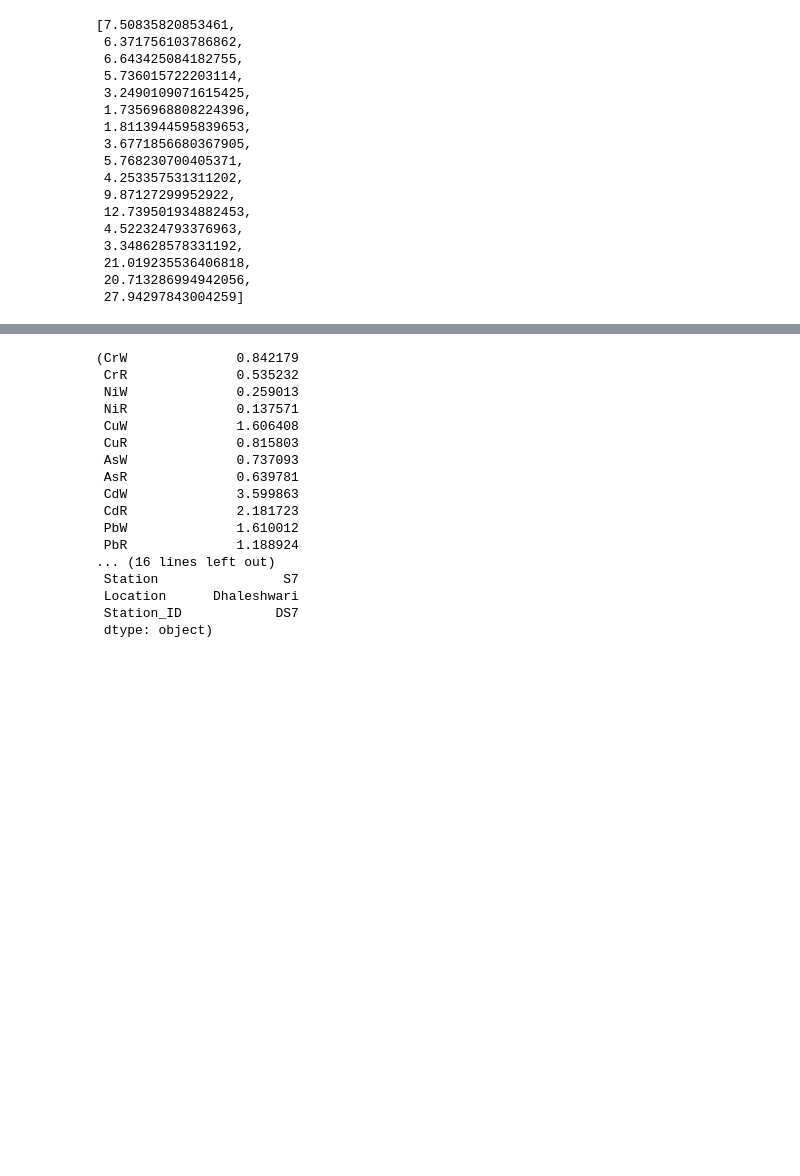
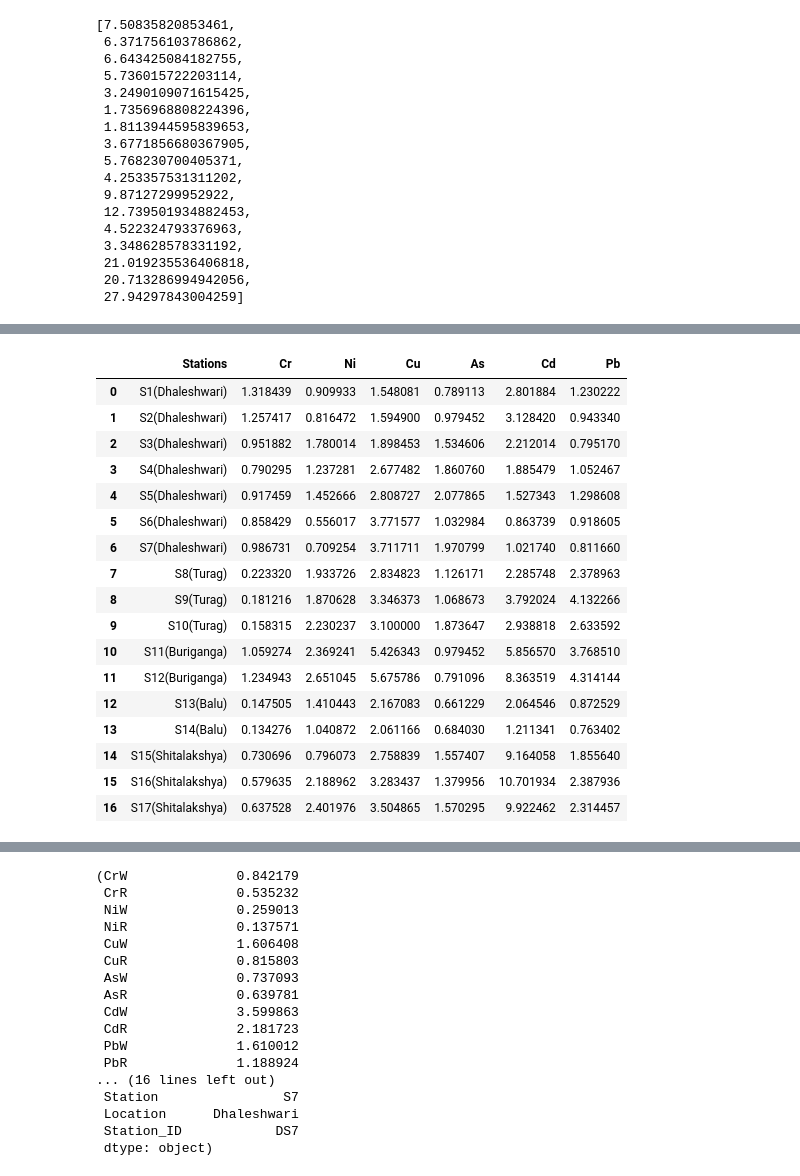
Before and after one commit to rakibhhridoy/OnGoingStudy, a Jupyter notebook: Five_Rivers/Python/sample.ipynb, the cells around one changed output, grey strips where cells are left out. Saved outputs shown, nothing was run; the diff lists cells and outputs as text; code cells hidden in the pictures; blank space fills up the shorter version.

```diff
--- a/Five_Rivers/Python/sample.ipynb
+++ b/Five_Rivers/Python/sample.ipynb
@@ -1051,0 +1213,31 @@ ef.to_csv("EF_ModifiedPLI.csv")
+# %%
+tri_Cr = []
+tri_Ni = []
+tri_Cu = []
+tri_As = []
+tri_Cd = []
+tri_Pb = []
+
+i = 0
+while i < len(CR.Cr):
+    val = math.sqrt(((( CR.Cr[i]/TEL["Cr"])**2 ) + (( CR.Cr[i] / PEL["Cr"])**2 )) / 2)
+    tri_Cr.append(val)
+
+    val = math.sqrt(((( CR.Ni[i]/TEL["Ni"])**2 ) + (( CR.Ni[i] / PEL["Ni"])**2 )) / 2)
+    tri_Ni.append(val)
+
+    val = math.sqrt(((( CR.Cu[i]/TEL["Cu"])**2 ) + (( CR.Cu[i] / PEL["Cu"])**2 )) / 2)
+    tri_Cu.append(val)
+
+    val = math.sqrt(((( CR.As[i]/TEL["As"])**2 ) + (( CR.As[i] / PEL["As"])**2 )) / 2)
+    tri_As.append(val)
+
+    val = math.sqrt(((( CR.Cd[i]/TEL["Cd"])**2 ) + (( CR.Cd[i] / PEL["Cd"])**2 )) / 2)
+    tri_Cd.append(val)
+
+    val = math.sqrt(((( CR.Pb[i]/TEL["Pb"])**2 ) + (( CR.Pb[i] / PEL["Pb"])**2 )) / 2)
+    tri_Pb.append(val)
+
+    i +=1
+
+tri_Cr, tri_Cd
@@ -1051,0 +1262,31 @@ ef.to_csv("EF_ModifiedPLI.csv")
+# %%
+triR = pd.DataFrame(data={
+    "Stations": CW.Stations,
+    "Cr": tri_Cr,
+    "Ni": tri_Ni,
+    "Cu": tri_Cu,
+    "As": tri_As,
+    "Cd": tri_Cd,
+    "Pb": tri_Pb,}
+)
+
+triR
+# %% [output]
+|  | Stations | Cr | Ni | Cu | As | Cd | Pb |
+| 0 | S1(Dhaleshwari) | 1.318439 | 0.909933 | 1.548081 | 0.789113 | 2.801884 | 1.230222 |
+| 1 | S2(Dhaleshwari) | 1.257417 | 0.816472 | 1.594900 | 0.979452 | 3.128420 | 0.943340 |
+| 2 | S3(Dhaleshwari) | 0.951882 | 1.780014 | 1.898453 | 1.534606 | 2.212014 | 0.795170 |
+| 3 | S4(Dhaleshwari) | 0.790295 | 1.237281 | 2.677482 | 1.860760 | 1.885479 | 1.052467 |
+| 4 | S5(Dhaleshwari) | 0.917459 | 1.452666 | 2.808727 | 2.077865 | 1.527343 | 1.298608 |
+| 5 | S6(Dhaleshwari) | 0.858429 | 0.556017 | 3.771577 | 1.032984 | 0.863739 | 0.918605 |
+| 6 | S7(Dhaleshwari) | 0.986731 | 0.709254 | 3.711711 | 1.970799 | 1.021740 | 0.811660 |
+| 7 | S8(Turag) | 0.223320 | 1.933726 | 2.834823 | 1.126171 | 2.285748 | 2.378963 |
+| 8 | S9(Turag) | 0.181216 | 1.870628 | 3.346373 | 1.068673 | 3.792024 | 4.132266 |
+| 9 | S10(Turag) | 0.158315 | 2.230237 | 3.100000 | 1.873647 | 2.938818 | 2.633592 |
+| 10 | S11(Buriganga) | 1.059274 | 2.369241 | 5.426343 | 0.979452 | 5.856570 | 3.768510 |
+| 11 | S12(Buriganga) | 1.234943 | 2.651045 | 5.675786 | 0.791096 | 8.363519 | 4.314144 |
+| 12 | S13(Balu) | 0.147505 | 1.410443 | 2.167083 | 0.661229 | 2.064546 | 0.872529 |
+| 13 | S14(Balu) | 0.134276 | 1.040872 | 2.061166 | 0.684030 | 1.211341 | 0.763402 |
+| 14 | S15(Shitalakshya) | 0.730696 | 0.796073 | 2.758839 | 1.557407 | 9.164058 | 1.855640 |
+| 15 | S16(Shitalakshya) | 0.579635 | 2.188962 | 3.283437 | 1.379956 | 10.701934 | 2.387936 |
+| 16 | S17(Shitalakshya) | 0.637528 | 2.401976 | 3.504865 | 1.570295 | 9.922462 | 2.314457 |
```
Also changed, not shown: parts of 22 cells of this notebook, 1 other file.
